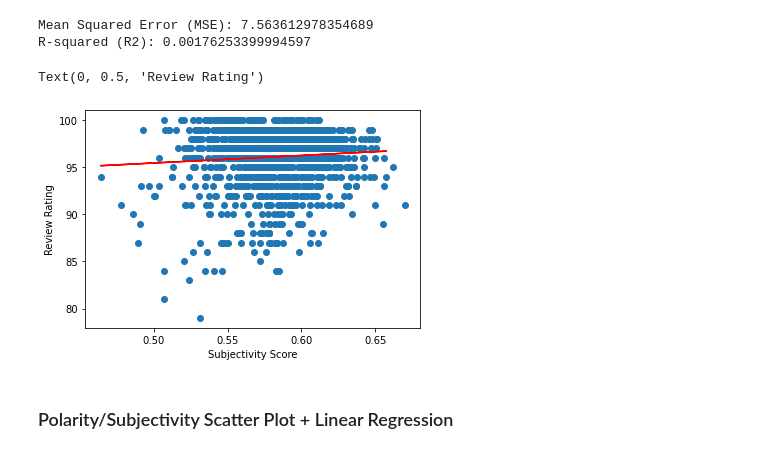
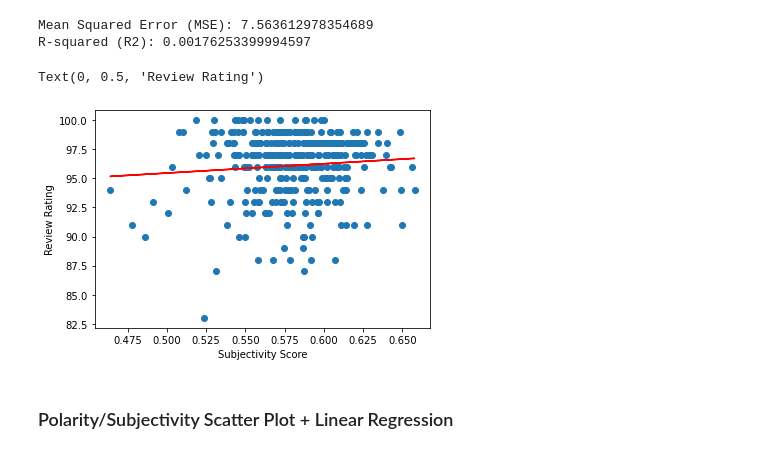
Before and after one commit to claytonnagle/AirBnB-Reviews-Textual-Analysis, a Jupyter notebook: sandiegodata.ipynb, the cells around one changed output. Cells and saved outputs as stored; diff of their text form; code cells hidden in the pictures.

```diff
--- a/sandiegodata.ipynb
+++ b/sandiegodata.ipynb
@@ -376,13 +376,13 @@ print (f'R-squared (R2): {sub_r2}')
 Mean Squared Error (MSE): 7.563612978354689
 R-squared (R2): 0.00176253399994597
 # %%
-plt.scatter(sandiego_df['Subjectivity'], sandiego_df['review_scores_rating'])
+plt.scatter(X_test_sub, y_test_rev)
 plt.plot(X_test_sub, subpredict, color='red')
 plt.xlabel('Subjectivity Score')
 plt.ylabel('Review Rating')
 # %% [output]
 Text(0, 0.5, 'Review Rating')
-[figure, old version]
+[figure, new version]
 # %% [markdown]
 ### Polarity/Subjectivity Scatter Plot + Linear Regression
 # %%
```
Also changed, not shown: parts of 2 cells of this notebook, 1 other file.
